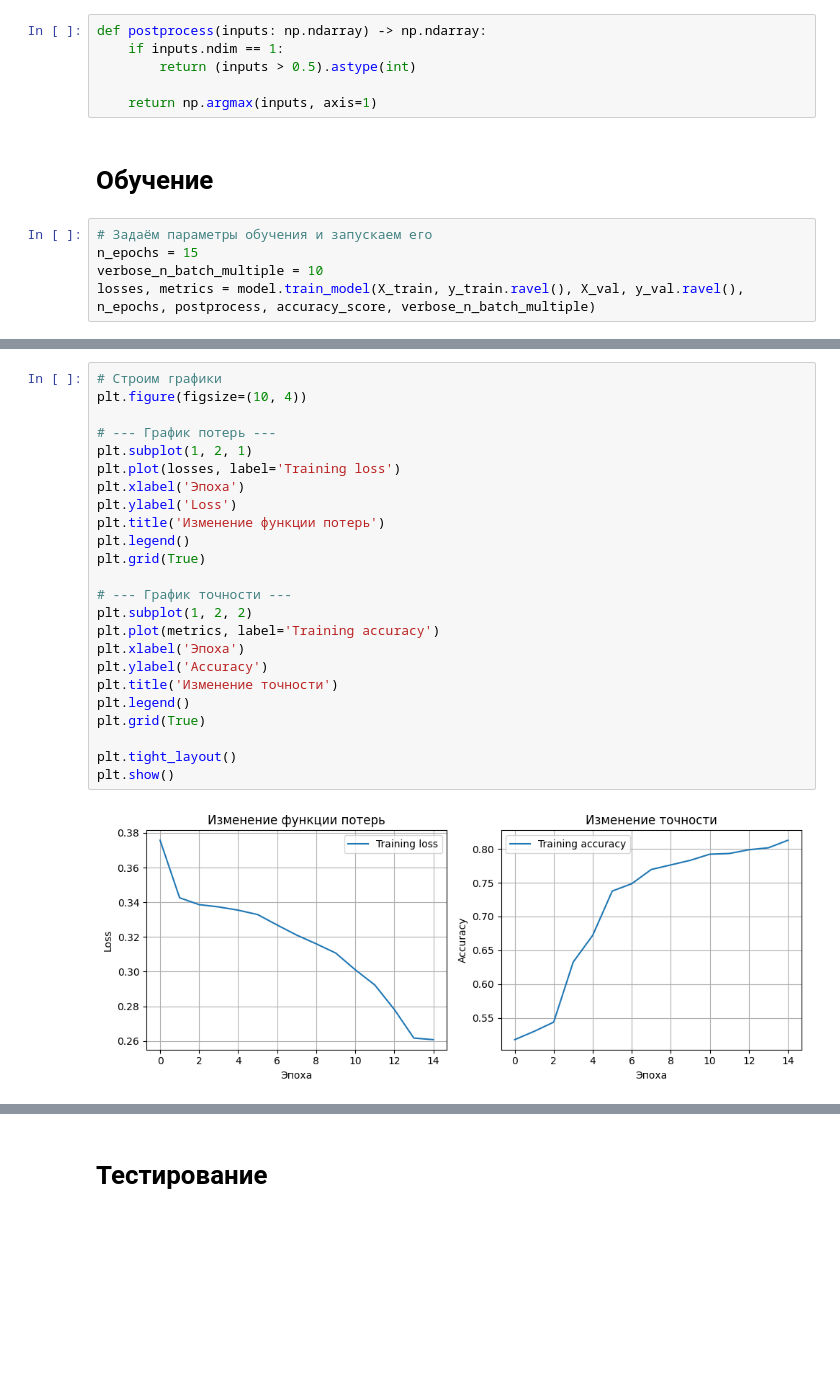
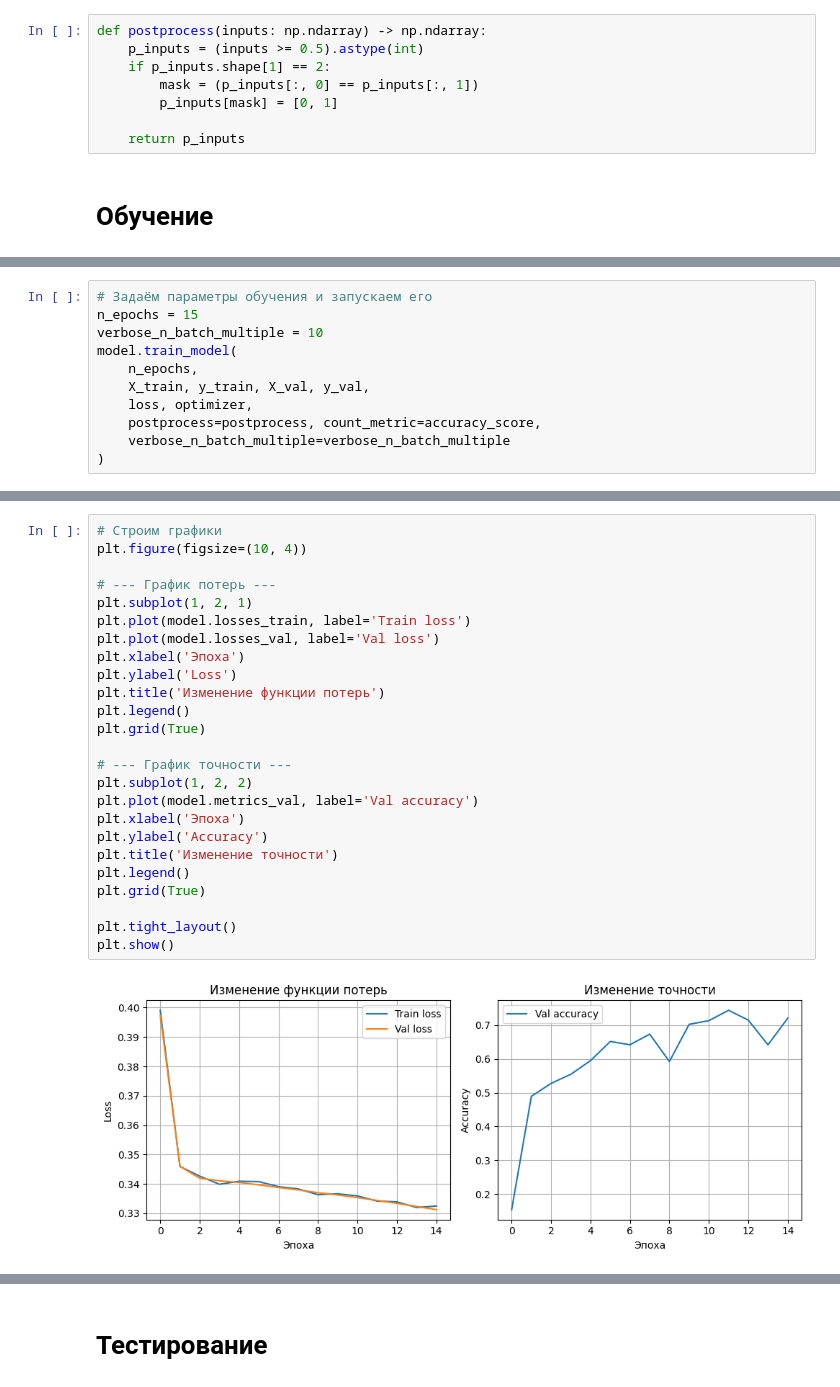
Before and after one commit to EgorChernov5/FFAIO, a Jupyter notebook: notebooks/lab1.ipynb, the cells around one changed output, grey strips where cells are left out. Saved outputs shown, nothing was run; the diff lists cells and outputs as text; blank space fills up the shorter version.

```diff
--- a/notebooks/lab1.ipynb
+++ b/notebooks/lab1.ipynb
@@ -280,14 +284,11 @@ model = MLP(
 )
 # %%
 def postprocess(inputs: np.ndarray) -> np.ndarray:
-    if inputs.ndim == 1:
-        return (inputs > 0.5).astype(int)
+    p_inputs = (inputs >= 0.5).astype(int)
+    if p_inputs.shape[1] == 2:
+        mask = (p_inputs[:, 0] == p_inputs[:, 1])
+        p_inputs[mask] = [0, 1]
 
-    return np.argmax(inputs, axis=1)
+    return p_inputs
 # %% [markdown]
 # Обучение
-# %%
-# Задаём параметры обучения и запускаем его
-n_epochs = 15
-verbose_n_batch_multiple = 10
-losses, metrics = model.train_model(X_train, y_train.ravel(), X_val, y_val.ravel(), n_epochs, postprocess, accuracy_score, verbose_n_batch_multiple)
@@ -311,0 +295,11 @@ Epoch 15 (5160/5199):                           BinaryCrossEntropy = 0.261
+# %%
+# Задаём параметры обучения и запускаем его
+n_epochs = 15
+verbose_n_batch_multiple = 10
+model.train_model(
+    n_epochs,
+    X_train, y_train, X_val, y_val,
+    loss, optimizer,
+    postprocess=postprocess, count_metric=accuracy_score,
+    verbose_n_batch_multiple=verbose_n_batch_multiple
+)
@@ -312,26 +324,27 @@ Epoch 15 (5160/5199):                           BinaryCrossEntropy = 0.261
 # %%
 # Строим графики
 plt.figure(figsize=(10, 4))
 
 # --- График потерь ---
 plt.subplot(1, 2, 1)
-plt.plot(losses, label='Training loss')
+plt.plot(model.losses_train, label='Train loss')
+plt.plot(model.losses_val, label='Val loss')
 plt.xlabel('Эпоха')
 plt.ylabel('Loss')
 plt.title('Изменение функции потерь')
 plt.legend()
 plt.grid(True)
 
 # --- График точности ---
 plt.subplot(1, 2, 2)
-plt.plot(metrics, label='Training accuracy')
+plt.plot(model.metrics_val, label='Val accuracy')
 plt.xlabel('Эпоха')
 plt.ylabel('Accuracy')
 plt.title('Изменение точности')
 plt.legend()
 plt.grid(True)
 
 plt.tight_layout()
 plt.show()
 # %% [output]
-[figure, old version]
+[figure, new version]
```
Also changed, not shown: parts of 9 cells of this notebook, 35 other files.
